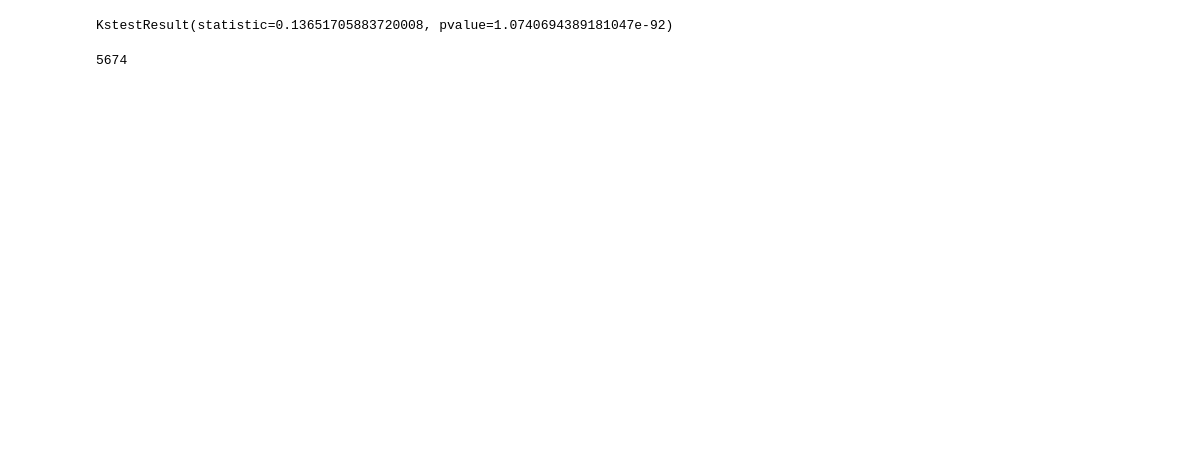
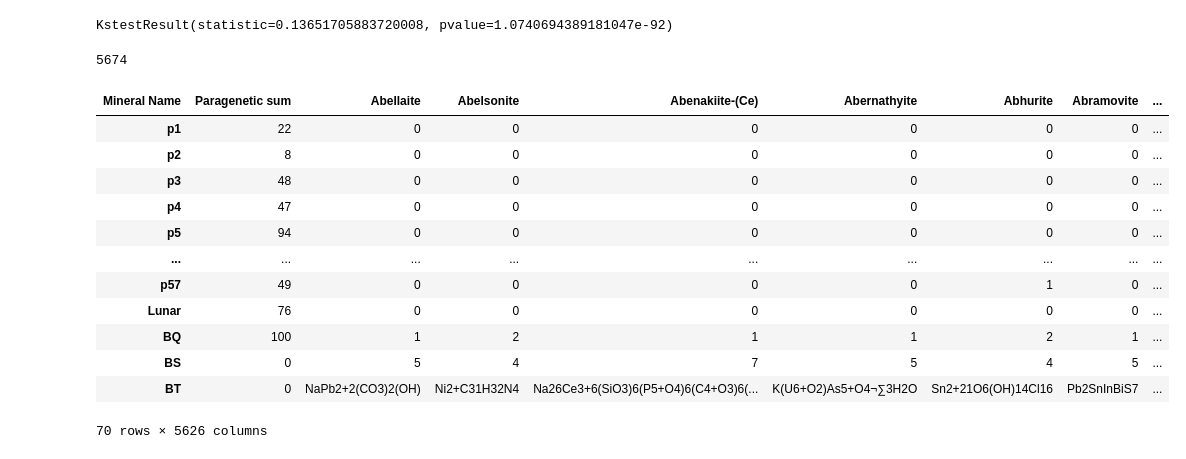
Before and after one commit to NoaVidovic/mineral-evolution-data, a Jupyter notebook: data_analysis_dobrovolski.ipynb, the cells around one changed output. Cells and saved outputs as stored; diff of their text form; code cells hidden in the pictures; blank space fills up the shorter version.

```diff
--- a/data_analysis_dobrovolski.ipynb
+++ b/data_analysis_dobrovolski.ipynb
@@ -688,7 +689,29 @@ Text(0.5, 1.0, 'Histogram of the distribution of the number of essential element
 kstest(data, 'lognorm', fit)
 # %% [output]
 KstestResult(statistic=0.13651705883720008, pvalue=1.0740694389181047e-92)
-# %%
-len(data)
-# %% [output]
-5674
+# %%
+len(data)
+# %% [output]
+5674
+# %%
+pgm = pd.read_csv('2021_hazen_pgm.csv',
+                    index_col='Mineral Name',
+                    dtype=str,
+                   )\
+                   .transpose()\
+                   .fillna(0)
+pgm
+# %% [output]
+| Mineral Name | Paragenetic sum | Abellaite | Abelsonite | Abenakiite-(Ce) | Abernathyite | Abhurite | Abramovite | ... |
+| p1 | 22 | 0 | 0 | 0 | 0 | 0 | 0 | ... |
+| p2 | 8 | 0 | 0 | 0 | 0 | 0 | 0 | ... |
+| p3 | 48 | 0 | 0 | 0 | 0 | 0 | 0 | ... |
+| p4 | 47 | 0 | 0 | 0 | 0 | 0 | 0 | ... |
+| p5 | 94 | 0 | 0 | 0 | 0 | 0 | 0 | ... |
+| ... | ... | ... | ... | ... | ... | ... | ... | ... |
+| p57 | 49 | 0 | 0 | 0 | 0 | 1 | 0 | ... |
+| Lunar | 76 | 0 | 0 | 0 | 0 | 0 | 0 | ... |
+| BQ | 100 | 1 | 2 | 1 | 1 | 2 | 1 | ... |
+| BS | 0 | 5 | 4 | 7 | 5 | 4 | 5 | ... |
+| BT | 0 | NaPb2+2(CO3)2(OH) | Ni2+C31H32N4 | Na26Ce3+6(SiO3)6(P5+O4)6(C4+O3)6(... | K(U6+O2)As5+O4¬∑3H2O | Sn2+21O6(OH)14Cl16 | Pb2SnInBiS7 | ... |
+70 rows × 5626 columns
```
Also changed, not shown: parts of 14 cells of this notebook, 22 other files.
